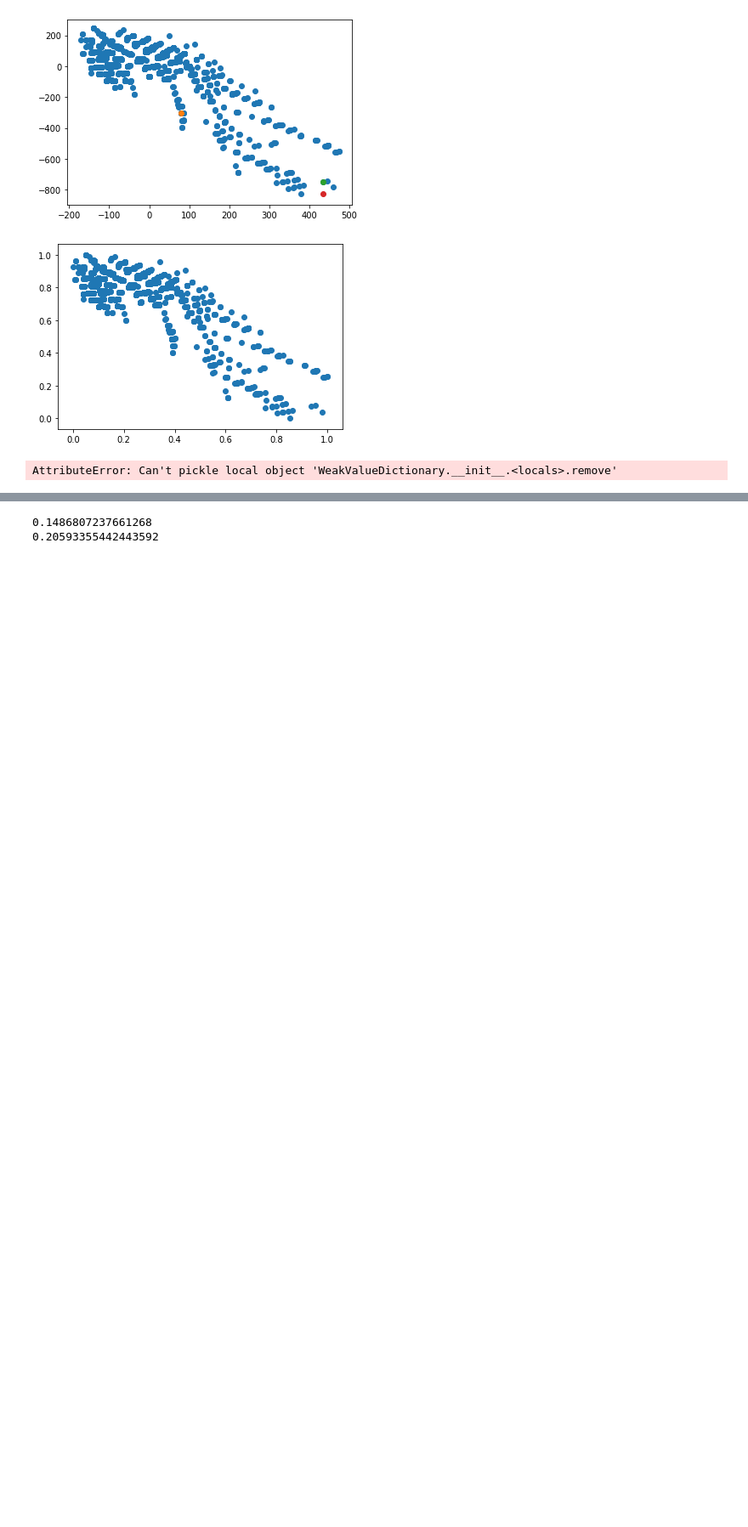
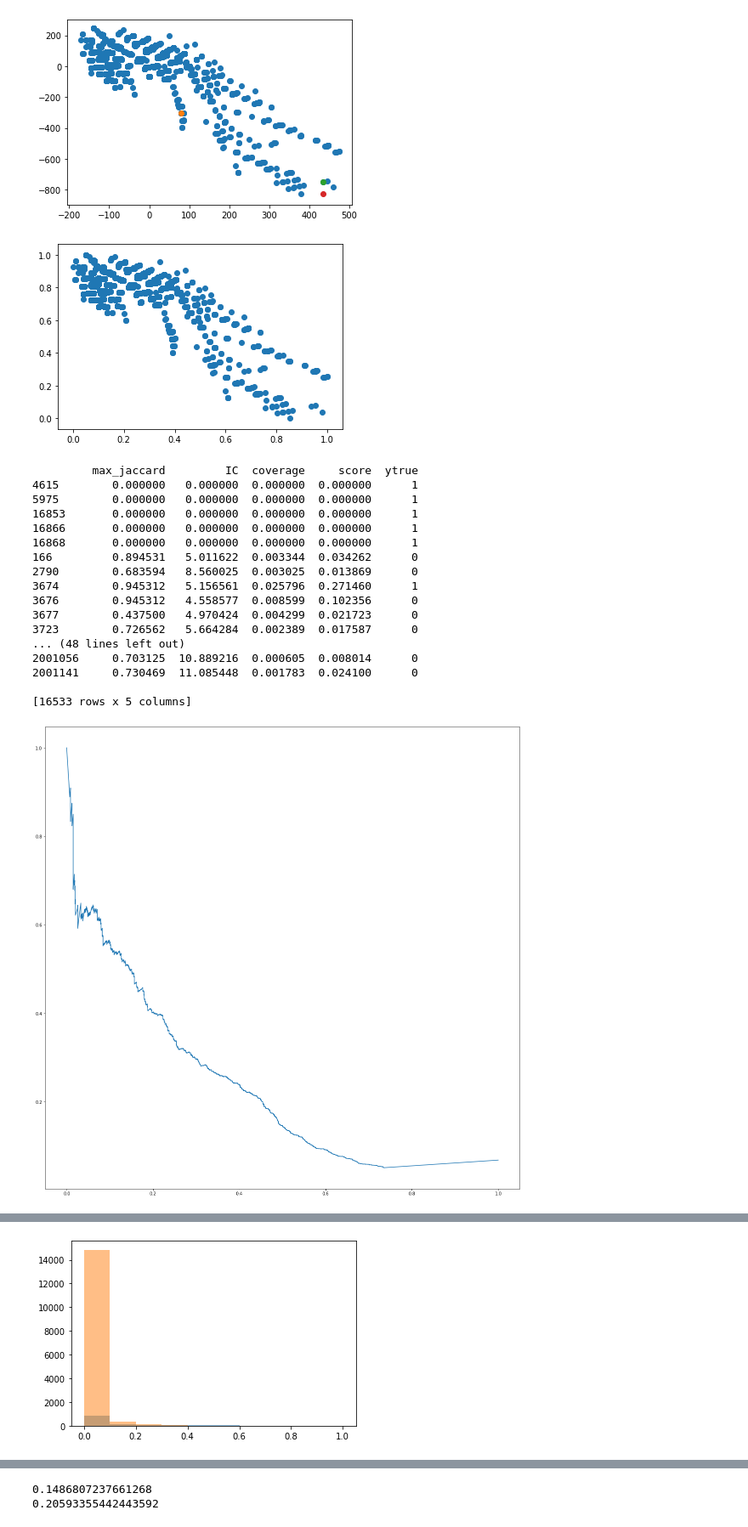
Before and after one commit to DessimozLab/HogProf, a Jupyter notebook: pyprofiler/notebooks/cafa/profile2GO.ipynb, the cells around one changed output, grey strips where cells are left out. Shown at 85% size. Cells and saved outputs as stored; diff of their text form; code cells hidden in the pictures; blank space fills up the shorter version.

```diff
--- a/pyprofiler/notebooks/cafa/profile2GO.ipynb
+++ b/pyprofiler/notebooks/cafa/profile2GO.ipynb
@@ -307,3 +473,9 @@ with open('embedmat.pkl' , 'wb') as treeout:
+# %%
+
+with open('kdtree.pkl' , 'rb') as treeout:
+    tree= pickle.loads(treeout.read())
+with open('embedmat.pkl' , 'rb') as treeout:
+    embedmat = pickle.loads(treeout.read())
 # %%
 #use the embedder on sets of go terms
 govecs ={ r : embedder.predict( np.asarray([ index[go] for go in godict[r] if go in index ]) ) for r in godict }
@@ -645,55 +849,72 @@ randoHogs =[ random.choice(list(hogs.keys())) for i in range( nsamples ) ]
 # %%
 from multiprocessing import Manager
 import multiprocessing as mp
-
+import time
 
 def prec_recall( randoHogs, profilerfun_partial , gaf , obo ):
     dfs = []
     t0 = time.time()
-    pool = Pool()
-    preDFs = pool.map_async( profilerfun_partial(h) , ranoHogs ).get()
-    for PreDF in preDFs:
+    for h in randoHogs:
+        predDF = profilerfun_partial(h)
+
         if predDF is not None:
             goset =  { go   for m in { m for m in hogs[int(h)]  if m in gaf } for go in get_ancestors( gaf[m] , obo )  }
             remainder = goset.difference( set(predDF.index ))
             remainderDF = pd.DataFrame.from_dict({ r : { c:0 for c in predDF.columns } for r in remainder} , orient = 'index')
             predDF = pd.concat([remainderDF,predDF])
             predDF['ytrue'] = predDF.index.map( lambda x : 1 if x in goset else 0 )
-    finaldf = pd.concat(preDFs)
+            dfs.append(predDF)
+    finaldf = pd.concat(dfs)
     print(finaldf)
     precision, recall, thresholds = precision_recall_curve(finaldf.ytrue, finaldf.score)
 
     plt.figure( figsize = (20,20))
     plt.plot( recall , precision )
     plt.show()
 
     fpr, tpr, thresholds = roc_curve( finaldf.ytrue, finaldf.score )
     plt.figure( figsize = (20,20))
     plt.plot(fpr, tpr)
     plt.plot([0, 1], [0, 1], color='navy',  linestyle='--')
     plt.show()
 
     plt.hist( finaldf.score[finaldf.ytrue == 1] , alpha = .5)
     plt.hist( finaldf.score[finaldf.ytrue == 0] , alpha = .5)
     plt.show()
     plt.hist( finaldf.score[finaldf.ytrue == 1] )
     plt.show()
 
     return finaldf
 
+
 k = 20
 nsuggestions = 15
 ignoreqhog = True
 verbose = True
+profiler_naive_conf = partial(profiler_naive ,   p=profilers['all'] , gaf=gaf , c=c , nannot=nannot , hogs=hogs ,  k=30  , verbose=False  , obo = obo, ignoreqhog=True )
+embedder_profiler = partial(embedding_kd_ap  ,  p=profilers['all'] , kdtree = tree, embedmat=embedmat , index=index , reverse_index=reverse_index , nannot=nannot, c=c , k=30  , nsuggestions=15 , hogs=hogs , obo= obo,  ignoreqhog= True )
+multiprof_conf = partial(multiprofiler_embedding_kd_ap  , profilers = profilers , kdtree = tree, embedmat=embedmat , index=index , reverse_index=reverse_index , nannot=nannot, c=c , k=30  , nsuggestions=15 , hogs=hogs , obo = obo, taxfilters = taxfilters, specdict = specdict, ignoreqhog= True )
 
-with Manager() as manager:
-    sl_naive = manager.list([p , gaf , c , nannot , hogs,  k  , verbose  , ignoreqhog ])
-    sl_embedder = manager.list([p, tree, embedmat , index , reverse_index , nannot, c , k  , nsuggestions , hogs , ignoreqhog ])
-
-    profiler_naive_conf = partial(profiler_naive ,  sl=sl_naive )
-    embedder_profiler = partial(embedding_kd_ap ,  sl = sl_embedder)
-
-    finaldf_naive = prec_recall( randoHogs , profiler_naive_conf , gaf , obo )
-    finaldf_embedder = prec_recall( randoHogs , embedder_profiler , gaf , obo )
+finaldf_naive = prec_recall( randoHogs , profiler_naive_conf , gaf , obo )
+#
+finaldf_embedder = prec_recall( randoHogs , embedder_profiler , gaf , obo )
+finaldf_multi = prec_recall( randoHogs , multiprof_conf , gaf , obo )
 # %% [output]
-AttributeError: Can't pickle local object 'WeakValueDictionary.__init__.<locals>.remove'
+         max_jaccard         IC  coverage     score  ytrue
+4615        0.000000   0.000000  0.000000  0.000000      1
+5975        0.000000   0.000000  0.000000  0.000000      1
+16853       0.000000   0.000000  0.000000  0.000000      1
+16866       0.000000   0.000000  0.000000  0.000000      1
+16868       0.000000   0.000000  0.000000  0.000000      1
+166         0.894531   5.011622  0.003344  0.034262      0
+2790        0.683594   8.560025  0.003025  0.013869      0
+3674        0.945312   5.156561  0.025796  0.271460      1
+3676        0.945312   4.558577  0.008599  0.102356      0
+3677        0.437500   4.970424  0.004299  0.021723      0
+3723        0.726562   5.664284  0.002389  0.017587      0
+... (48 lines left out)
+2001056     0.703125  10.889216  0.000605  0.008014      0
+2001141     0.730469  11.085448  0.001783  0.024100      0
+
+[16533 rows x 5 columns]
+[figure, added]
@@ -699,0 +922 @@ AttributeError: Can't pickle local object 'WeakValueDictionary.__init__.<locals>
+[figure, added]
```
Also changed, not shown: parts of 15 cells of this notebook.
